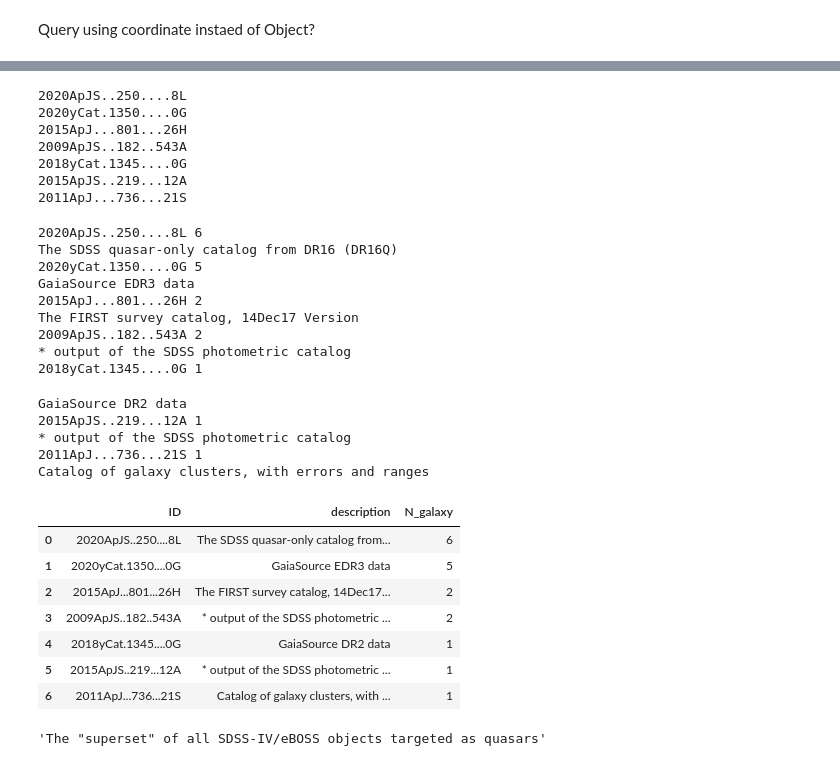
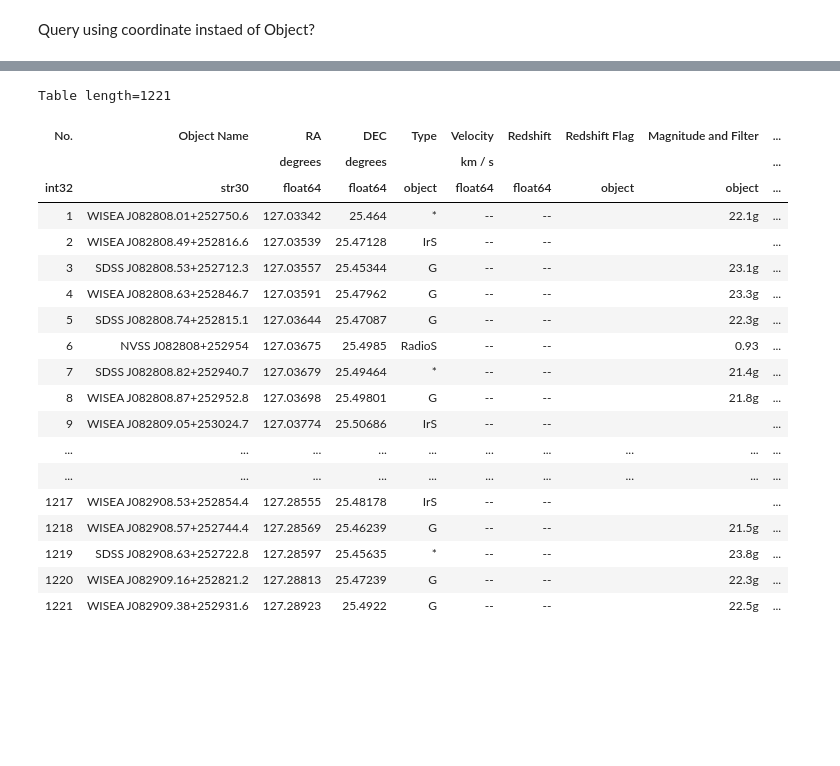
Before and after one commit to Lim1029/SIF3004, a Jupyter notebook: all_surveys_5c7.ipynb, the cells around one changed output, grey strips where cells are left out. Cells and saved outputs as stored; diff of their text form; code cells hidden in the pictures; blank space fills up the shorter version.

```diff
--- a/all_surveys_5c7.ipynb
+++ b/all_surveys_5c7.ipynb
@@ -2,10 +2,10 @@
 To get all the data from all surverys covering 5c7.269 using vizier
 # %%
 from astroquery.vizier import Vizier
-Vizier.ROW_LIMIT = -1
+# Vizier.ROW_LIMIT = -1
 import pandas as pd
 import numpy as np
-pd.set_option('display.max_rows', None)
+# pd.set_option('display.max_rows', None)
 import astropy.units as u
 from astroquery.simbad import Simbad
 from astropy.visualization import astropy_mpl_style
@@ -136,15 +58,5 @@ bibcode = surrounding_5C7.to_pandas()['COO_BIBCODE'].value_counts()
-# %%
-for i in bibcode.index:
-    print(i)
-# %% [output]
-2020ApJS..250....8L
-2020yCat.1350....0G
-2015ApJ...801...26H
-2009ApJS..182..543A
-2018yCat.1345....0G
-2015ApJS..219...12A
-2011ApJ...736...21S
 # %%
+bibcode = surrounding_5C7.to_pandas()['COO_BIBCODE'].value_counts()
 catalog_source = pd.DataFrame(columns=['ID','description','N_galaxy'])
 for bcode,occ in bibcode.items():
     print(bcode, occ)
@@ -154,26 +66,3 @@ for bcode,occ in bibcode.items():
     catalog_source = catalog_source.append(row, ignore_index=True)
     print(description)
 catalog_source
-# %% [output]
-2020ApJS..250....8L 6
-The SDSS quasar-only catalog from DR16 (DR16Q)
-2020yCat.1350....0G 5
-GaiaSource EDR3 data
-2015ApJ...801...26H 2
-The FIRST survey catalog, 14Dec17 Version
-2009ApJS..182..543A 2
-* output of the SDSS photometric catalog
-2018yCat.1345....0G 1
-GaiaSource DR2 data
-2015ApJS..219...12A 1
-* output of the SDSS photometric catalog
-2011ApJ...736...21S 1
-Catalog of galaxy clusters, with errors and ranges
-|  | ID | description | N_galaxy |
-| 0 | 2020ApJS..250....8L | The SDSS quasar-only catalog from... | 6 |
-| 1 | 2020yCat.1350....0G | GaiaSource EDR3 data | 5 |
-| 2 | 2015ApJ...801...26H | The FIRST survey catalog, 14Dec17... | 2 |
-| 3 | 2009ApJS..182..543A | * output of the SDSS photometric ... | 2 |
-| 4 | 2018yCat.1345....0G | GaiaSource DR2 data | 1 |
-| 5 | 2015ApJS..219...12A | * output of the SDSS photometric ... | 1 |
-| 6 | 2011ApJ...736...21S | Catalog of galaxy clusters, with ... | 1 |
@@ -191,4 +69,28 @@ survey = Vizier.get_catalogs(result.keys())
-# %%
-survey[0].meta['description']
-# %% [output]
-'The "superset" of all SDSS-IV/eBOSS objects targeted as quasars'
+# %%
+# query with nasa ned
+
+from astroquery.ipac.ned import Ned
+
+ned_result = Ned.query_region("5C7.269", radius=420 * u.arcsec)
+ned_result
+# %% [output]
+Table length=1221
+| No. | Object Name | RA | DEC | Type | Velocity | Redshift | Redshift Flag | Magnitude and Filter | ... |
+|  |  | degrees | degrees |  | km / s |  |  |  | ... |
+| int32 | str30 | float64 | float64 | object | float64 | float64 | object | object | ... |
+| 1 | WISEA J082808.01+252750.6 | 127.03342 | 25.464 | * | -- | -- |  | 22.1g | ... |
+| 2 | WISEA J082808.49+252816.6 | 127.03539 | 25.47128 | IrS | -- | -- |  |  | ... |
+| 3 | SDSS J082808.53+252712.3 | 127.03557 | 25.45344 | G | -- | -- |  | 23.1g | ... |
+| 4 | WISEA J082808.63+252846.7 | 127.03591 | 25.47962 | G | -- | -- |  | 23.3g | ... |
+| 5 | SDSS J082808.74+252815.1 | 127.03644 | 25.47087 | G | -- | -- |  | 22.3g | ... |
+| 6 | NVSS J082808+252954 | 127.03675 | 25.4985 | RadioS | -- | -- |  | 0.93 | ... |
+| 7 | SDSS J082808.82+252940.7 | 127.03679 | 25.49464 | * | -- | -- |  | 21.4g | ... |
+| 8 | WISEA J082808.87+252952.8 | 127.03698 | 25.49801 | G | -- | -- |  | 21.8g | ... |
+| 9 | WISEA J082809.05+253024.7 | 127.03774 | 25.50686 | IrS | -- | -- |  |  | ... |
+| ... | ... | ... | ... | ... | ... | ... | ... | ... | ... |
+| ... | ... | ... | ... | ... | ... | ... | ... | ... | ... |
+| 1217 | WISEA J082908.53+252854.4 | 127.28555 | 25.48178 | IrS | -- | -- |  |  | ... |
+| 1218 | WISEA J082908.57+252744.4 | 127.28569 | 25.46239 | G | -- | -- |  | 21.5g | ... |
+| 1219 | SDSS J082908.63+252722.8 | 127.28597 | 25.45635 | * | -- | -- |  | 23.8g | ... |
+| 1220 | WISEA J082909.16+252821.2 | 127.28813 | 25.47239 | G | -- | -- |  | 22.3g | ... |
+| 1221 | WISEA J082909.38+252931.6 | 127.28923 | 25.4922 | G | -- | -- |  | 22.5g | ... |
```
Also changed, not shown: parts of 12 cells of this notebook.
